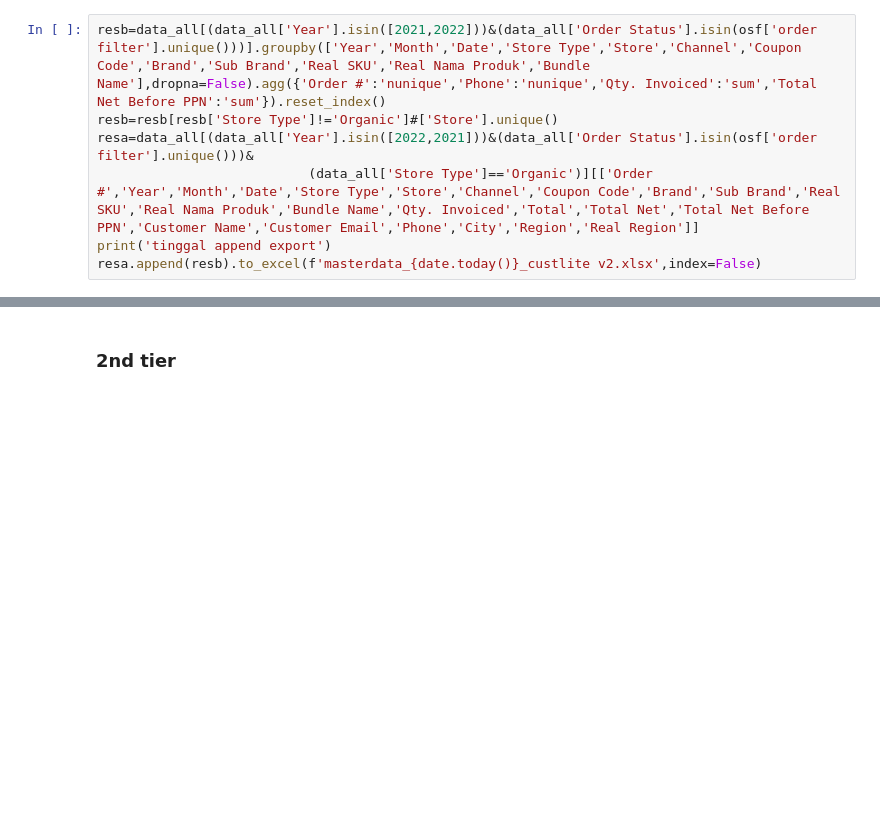
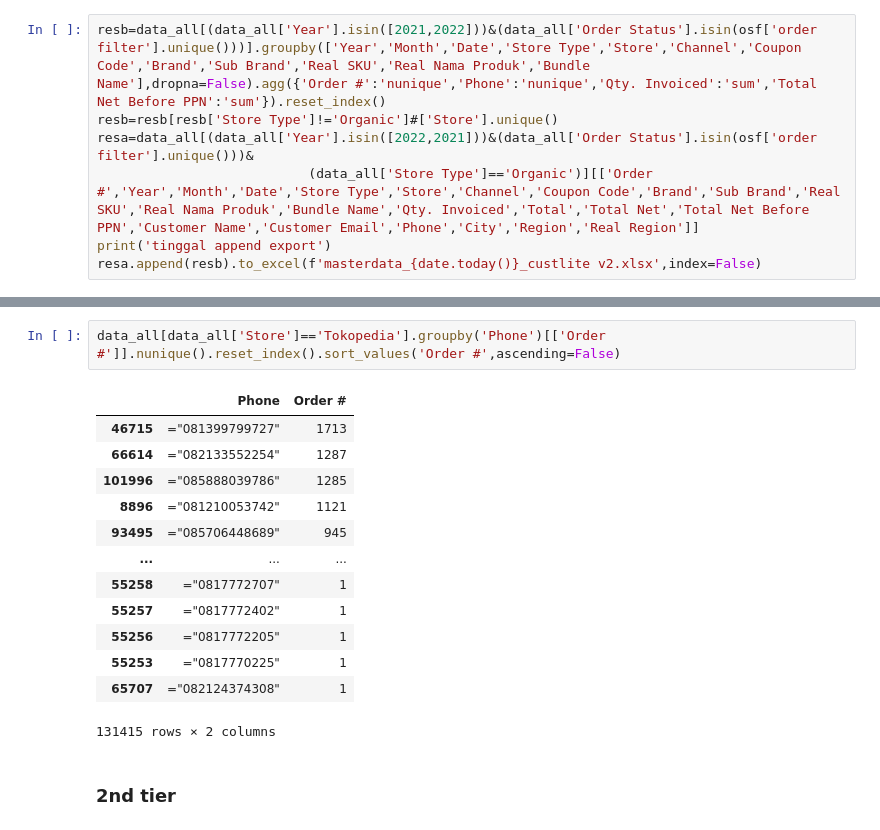
Before and after one commit to nutrimartid/masterdata, a Jupyter notebook: Update 6.ipynb, the cells around one changed output, grey strips where cells are left out. Saved outputs shown, nothing was run; the diff lists cells and outputs as text; blank space fills up the shorter version.

```diff
--- a/Update 6.ipynb
+++ b/Update 6.ipynb
@@ -17680,3 +17626,19 @@ data_all['Address']
+# %%
+data_all[data_all['Store']=='Tokopedia'].groupby('Phone')[['Order #']].nunique().reset_index().sort_values('Order #',ascending=False)
+# %% [output]
+|  | Phone | Order # |
+| 46715 | ="081399799727" | 1713 |
+| 66614 | ="082133552254" | 1287 |
+| 101996 | ="085888039786" | 1285 |
+| 8896 | ="081210053742" | 1121 |
+| 93495 | ="085706448689" | 945 |
+| ... | ... | ... |
+| 55258 | ="0817772707" | 1 |
+| 55257 | ="0817772402" | 1 |
+| 55256 | ="0817772205" | 1 |
+| 55253 | ="0817770225" | 1 |
+| 65707 | ="082124374308" | 1 |
+131415 rows × 2 columns
 # %% [markdown]
 ### 2nd tier
 # %%
```
Also changed, not shown: parts of 14 cells of this notebook.
